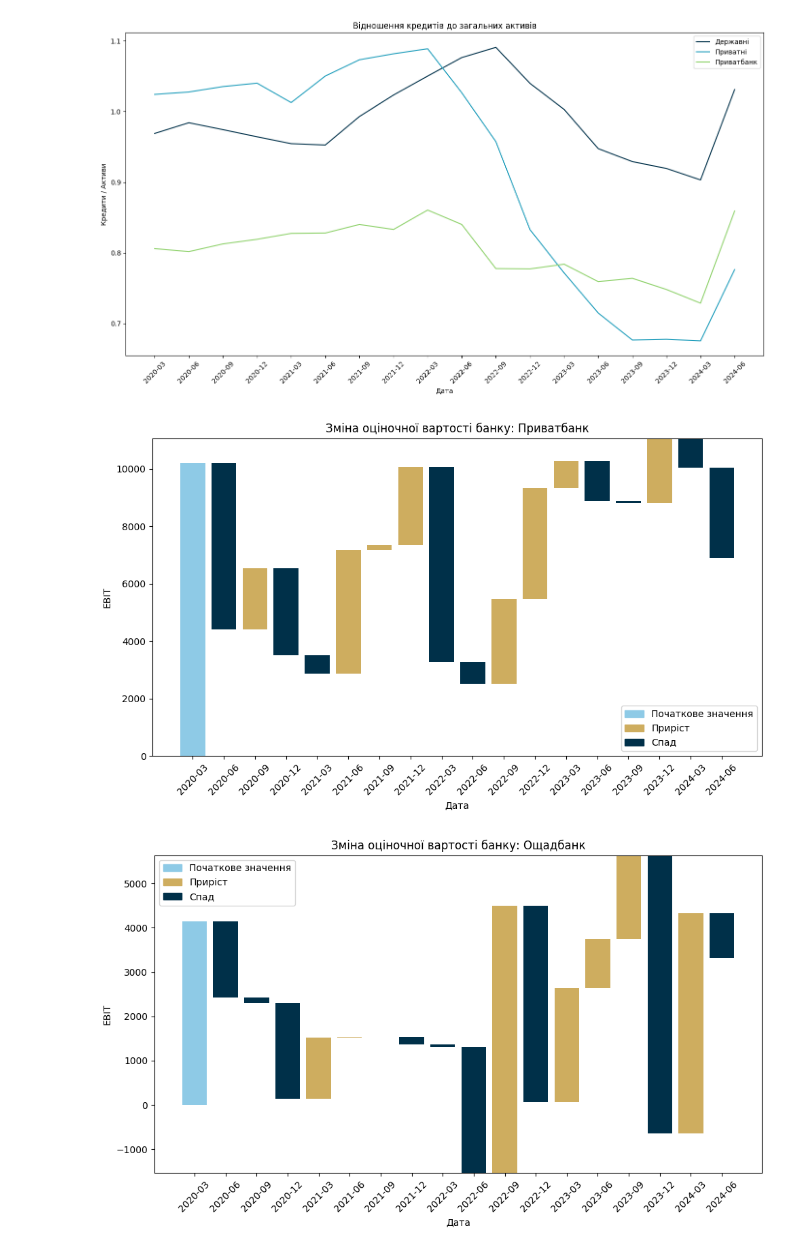
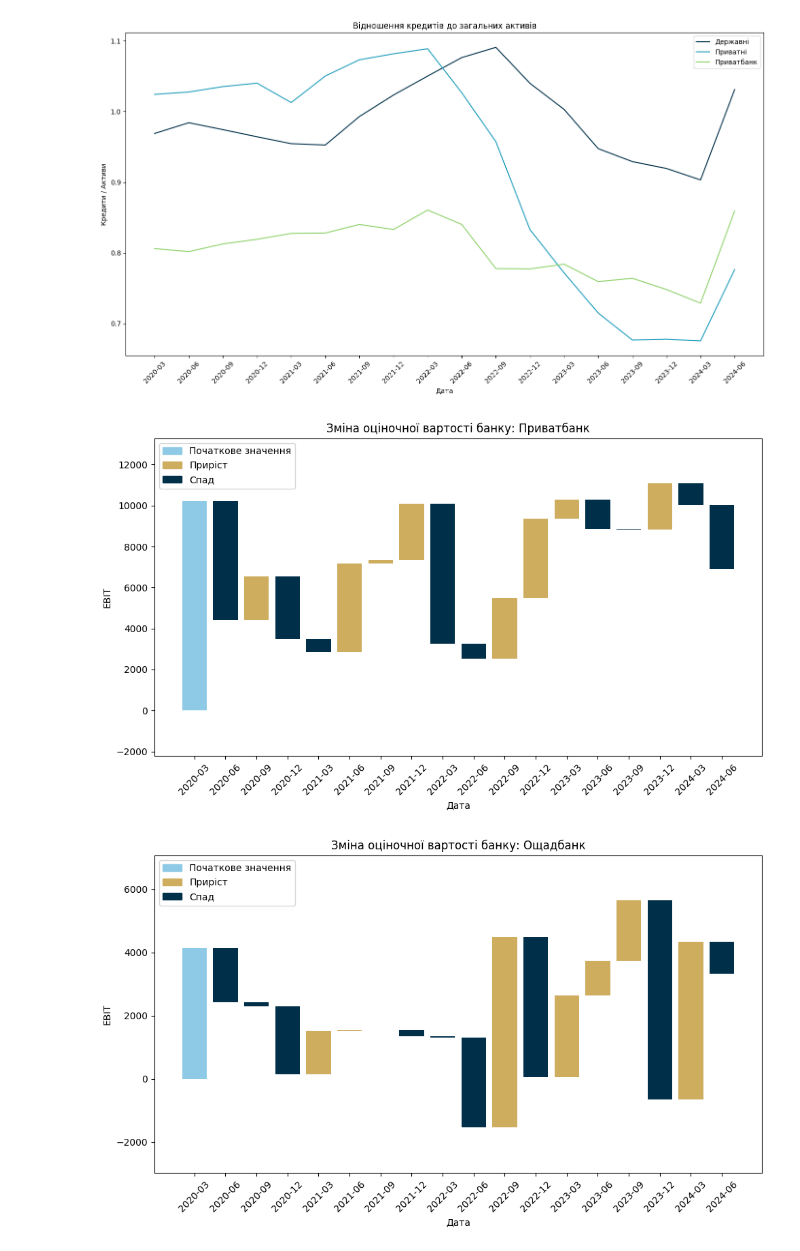
Before and after one commit to Lkupybida/ClothesIndustryAnalysys, a Jupyter notebook: banks_k.ipynb, the cells around one changed output. Drawn from its saved outputs; the diff is of its cells as text; code cells hidden in the pictures.

Commit message:
better waterfall chart

```diff
--- a/banks_k.ipynb
+++ b/banks_k.ipynb
@@ -150,6 +150,9 @@ banks = df_ebit.columns.tolist()
 # Function to create waterfall chart
 def plot_waterfall(data, labels, title):
     fig, ax = plt.subplots(figsize=(10, 6))
+
+    # Adjust margins
+    plt.subplots_adjust(left=0.2, right=0.8, top=0.85, bottom=0.2)
 
     # Starting point
     x = [labels[0]]
@@ -161,32 +164,36 @@ def plot_waterfall(data, labels, title):
 
     cumulative = 0
     for i in range(len(y)):
         if i == 0:
             plt.bar(x[i], y[i], color='#8ECAE6', label='Початкове значення')
         else:
             plt.bar(x[i], y[i], bottom=cumulative, color='#cead5f' if y[i] > 0 else '#003049', label='Приріст' if y[i] > 0 else 'Спад')
         cumulative += y[i]
 
     # Create custom legend
     handles = [
         Patch(color='#8ECAE6', label='Початкове значення'),
         Patch(color='#cead5f', label='Приріст'),
         Patch(color='#003049', label='Спад')
     ]
 
     plt.title(title)
     plt.xlabel('Дата')
     plt.ylabel('EBIT')
     plt.xticks(rotation=45)
+
+    y_min, y_max = ax.get_ylim()
+    y_range = y_max - y_min
+    ax.set_ylim(y_min - 0.2 * y_range, y_max + 0.2 * y_range)
     plt.legend(handles=handles)
     plt.tight_layout()
     plt.show()
 
 # Create waterfall charts for each bank
 for index, bank in enumerate(banks):
     data = df_ebit_diff[bank].tolist()
     labels = [label[:7] for label in df_ebit_diff.index.tolist()]  # Take only the first 7 characters of each label
     plot_waterfall(data, labels, f'Зміна оціночної вартості банку: {banks_ua[index]}')
 # %% [output]
-[figure, old version]
+[figure, new version]
-[figure, old version]
+[figure, new version]
```
Also changed, not shown: parts of 1 cell of this notebook.
